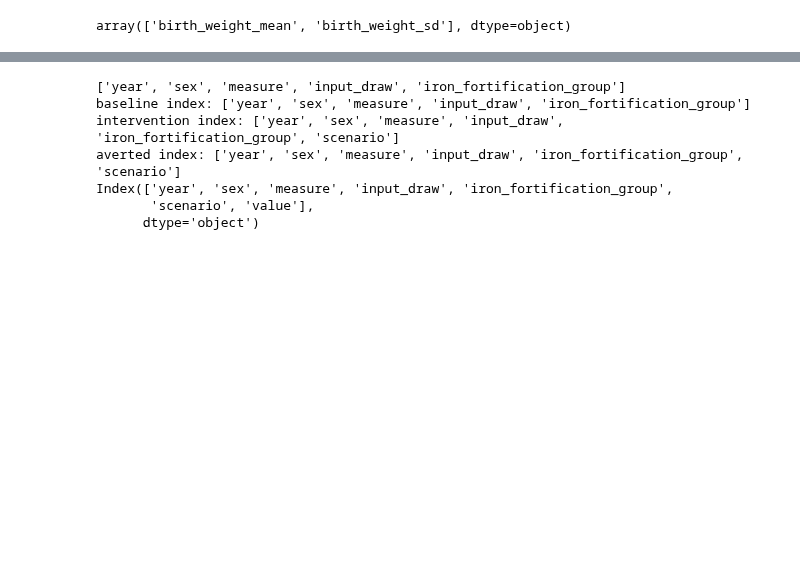
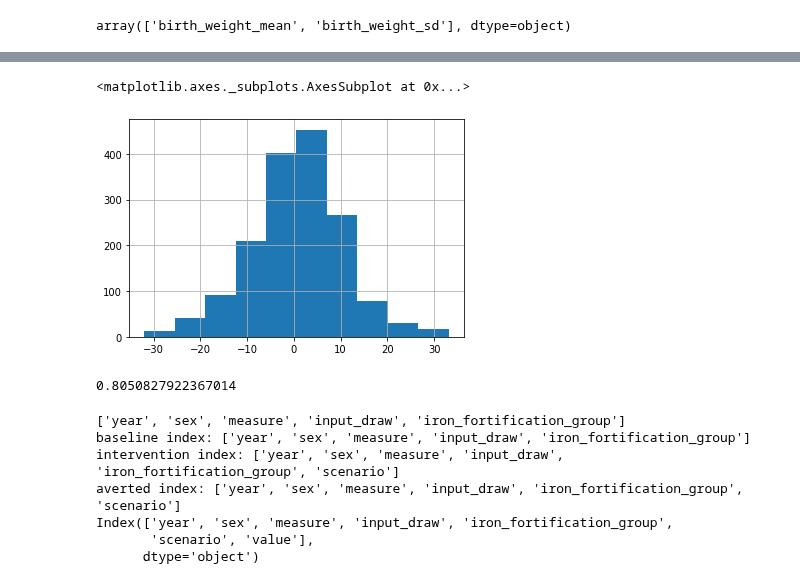
Before and after one commit to ihmeuw/vivarium_data_analysis, a Jupyter notebook: output_processing/lsff/ndbs/2020_10_02_fix_averted_function.ipynb, the cells around one changed output, grey strips where cells are left out. Cells and saved outputs as stored; diff of their text form; code cells hidden in the pictures; blank space fills up the shorter version.

```diff
--- a/output_processing/lsff/ndbs/2020_10_02_fix_averted_function.ipynb
+++ b/output_processing/lsff/ndbs/2020_10_02_fix_averted_function.ipynb
@@ -128,3 +135,12 @@ KeyError: 'iron_fortification_group'
+# %%
+bw_diff.value.hist()
+# %% [output]
+<matplotlib.axes._subplots.AxesSubplot at 0x...>
+[figure, added]
+# %%
+bw_diff.value.mean()
+# %% [output]
+0.8050827922367014
 # %%
 bw_mean = data['Nigeria']['birth_weight'].query('measure=="birth_weight_mean"')
 # index_columns = ['year', 'sex', 'measure', 'input_draw', 'scenario']
```
Also changed, not shown: parts of 12 cells of this notebook.
